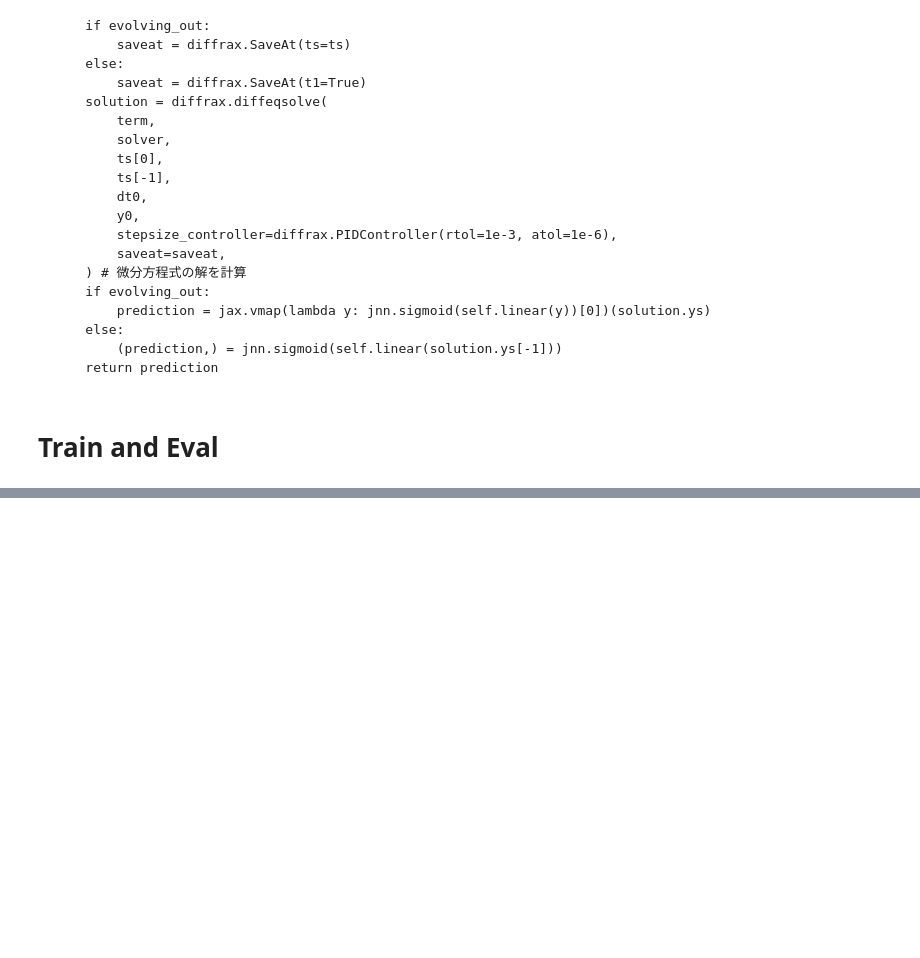
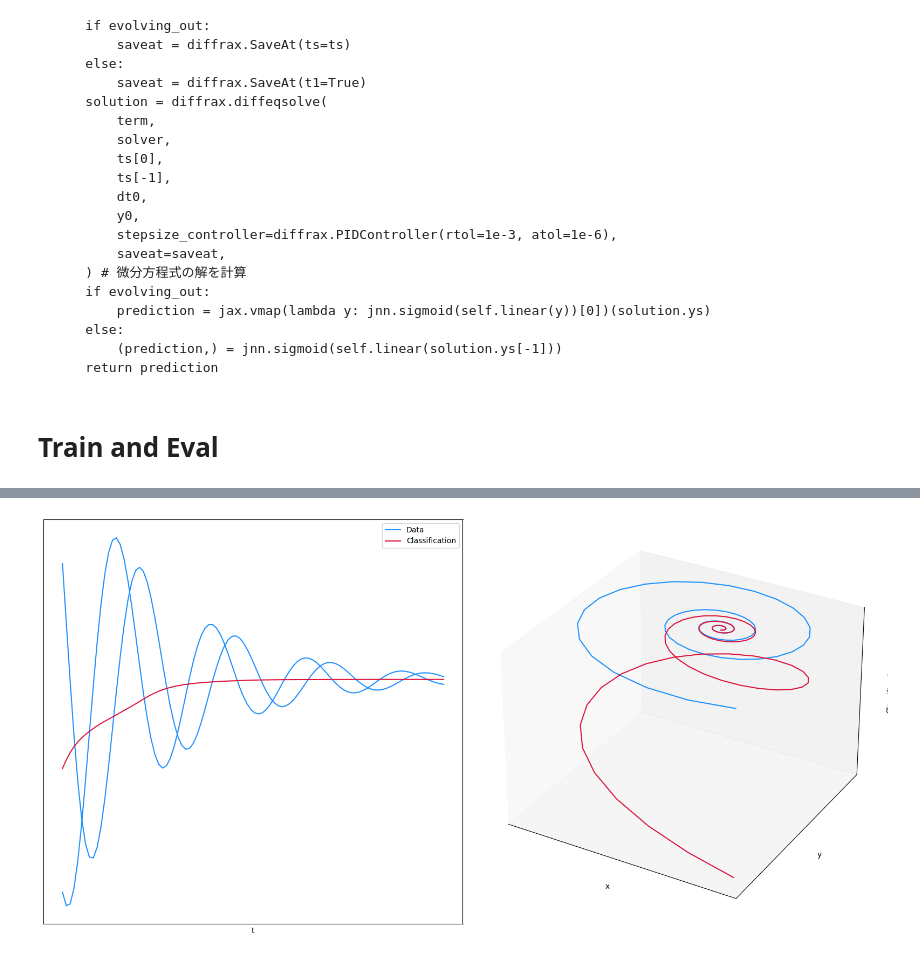
Before and after one commit to flatton/using_NeuralCDE_with_diffrax, a Jupyter notebook: 02_neural_controlled_differential_equations.ipynb, the cells around one changed output, grey strips where cells are left out. Cells and saved outputs as stored; diff of their text form; code cells hidden in the pictures; blank space fills up the shorter version.

```diff
--- a/02_neural_controlled_differential_equations.ipynb
+++ b/02_neural_controlled_differential_equations.ipynb
@@ -214,0 +305,3 @@ Test loss: 0.0004895593738183379, Test Accuracy: 1.0
+# %%
+main()
+# %% [output]
@@ -214,0 +325 @@ Test loss: 0.0004895593738183379, Test Accuracy: 1.0
+[figure, added]
```
Also changed, not shown: parts of 5 cells of this notebook, 44 other files.
